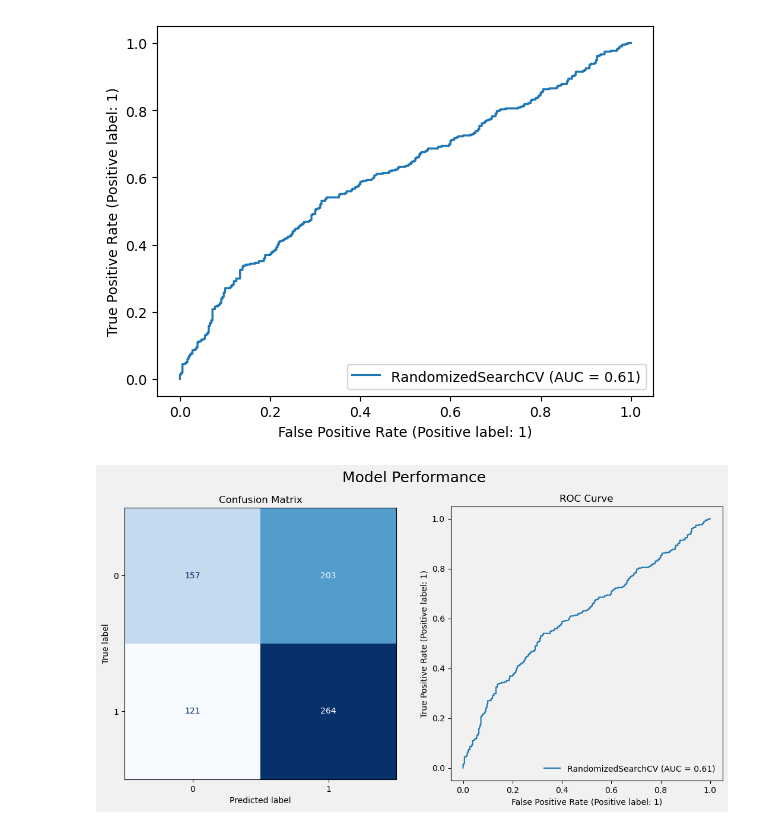
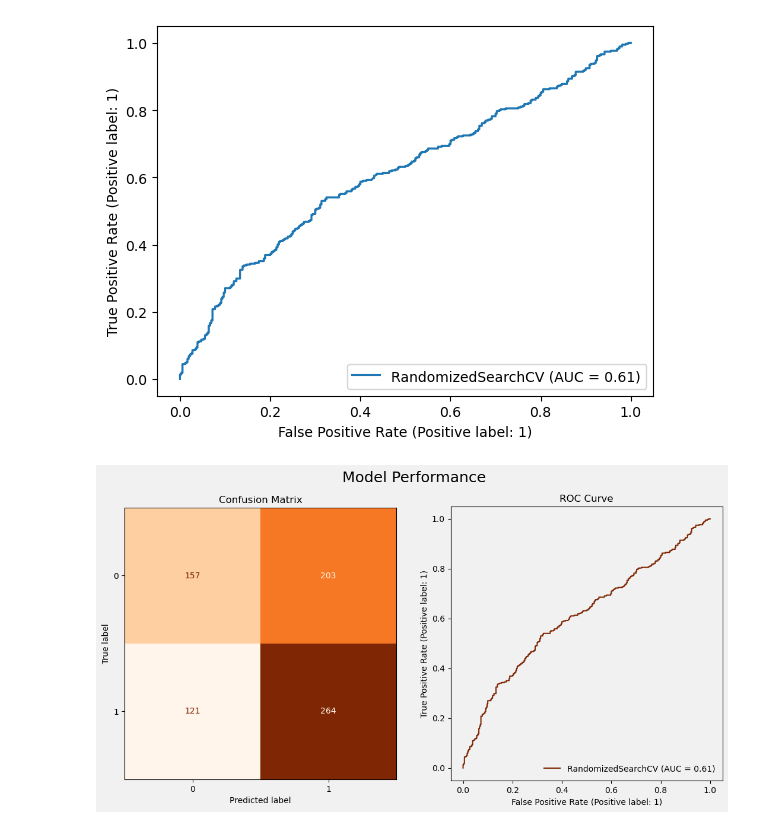
Before and after one commit to MasoodDastan/fomc, a Jupyter notebook: notebooks/07-Models.ipynb, the cells around one changed output. Saved outputs shown, nothing was run; the diff lists cells and outputs as text; code cells hidden in the pictures.

```diff
--- a/notebooks/07-Models.ipynb
+++ b/notebooks/07-Models.ipynb
@@ -384,23 +381,23 @@ RocCurveDisplay.from_estimator(models['gb'], X_test, y_test)
 # %%
 color = "#F1F1F1"
 
 # sns.set_style('white')
 plt.rcParams["figure.facecolor"] = color
 
 fig, ax = plt.subplots(1, 2, figsize=(13, 6))
-ConfusionMatrixDisplay.from_estimator(models['gb'], X_test, y_test, cmap='Blues', colorbar=False, ax=ax[0])
-RocCurveDisplay.from_estimator(models['gb'], X_test, y_test, ax=ax[1])
+ConfusionMatrixDisplay.from_estimator(models['gb'], X_test, y_test, cmap='Oranges', colorbar=False, ax=ax[0])
+RocCurveDisplay.from_estimator(models['gb'], X_test, y_test, ax=ax[1], color ='#7F2704')
 
 ax[0].set_title('Confusion Matrix')
 ax[1].set_title('ROC Curve')
 
 ax[0].set_facecolor(color)
 ax[1].set_facecolor(color)
 
 fig.suptitle('Model Performance', fontsize=18)
 
 ax[1].legend(frameon=False, loc='lower right')
 
 plt.savefig('../images/model_performance.png', dpi=300);
 # %% [output]
-[figure, old version]
+[figure, new version]
```
Also changed, not shown: parts of 32 cells of this notebook, 11 other files.
